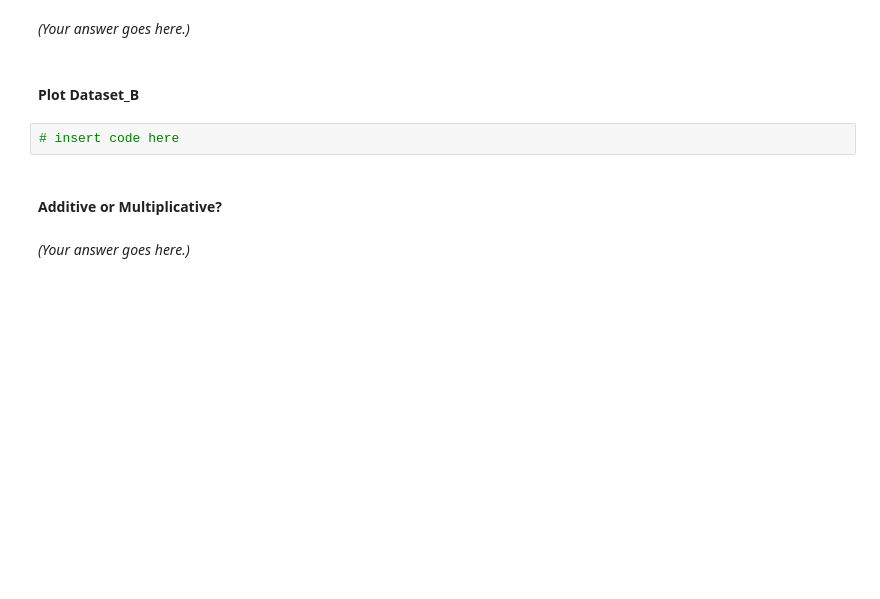
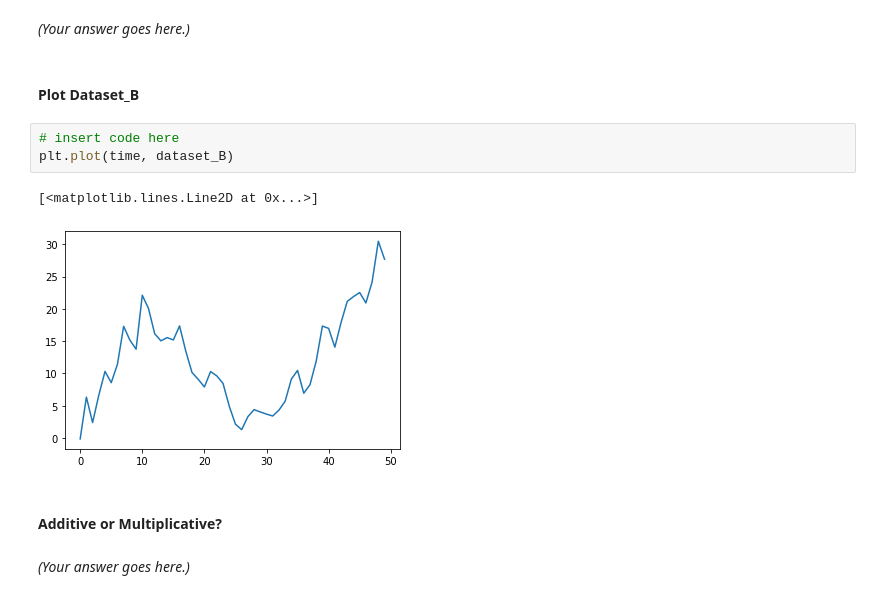
Before and after one commit to dgander000/notes, a Jupyter notebook: time-series-analysis/intel-time-series-analysis/Time_Series_Analysis_v01-class1/Notebooks/Introduction_to_Time_Series_student.ipynb, the cells around one changed output. Saved outputs shown, nothing was run; the diff lists cells and outputs as text; blank space fills up the shorter version.

```diff
--- a/time-series-analysis/intel-time-series-analysis/Time_Series_Analysis_v01-class1/Notebooks/Introduction_to_Time_Series_student.ipynb
+++ b/time-series-analysis/intel-time-series-analysis/Time_Series_Analysis_v01-class1/Notebooks/Introduction_to_Time_Series_student.ipynb
@@ -176,6 +180,10 @@ dataset_B = np.load(path_to_file + "dataset_B.npy")
 #### Plot Dataset_B
 # %%
 # insert code here
+plt.plot(time, dataset_B)
+# %% [output]
+[<matplotlib.lines.Line2D at 0x...>]
+[figure, added]
 # %% [markdown]
 #### Additive or Multiplicative?
 # %% [markdown]
```
Also changed, not shown: parts of 12 cells of this notebook.
